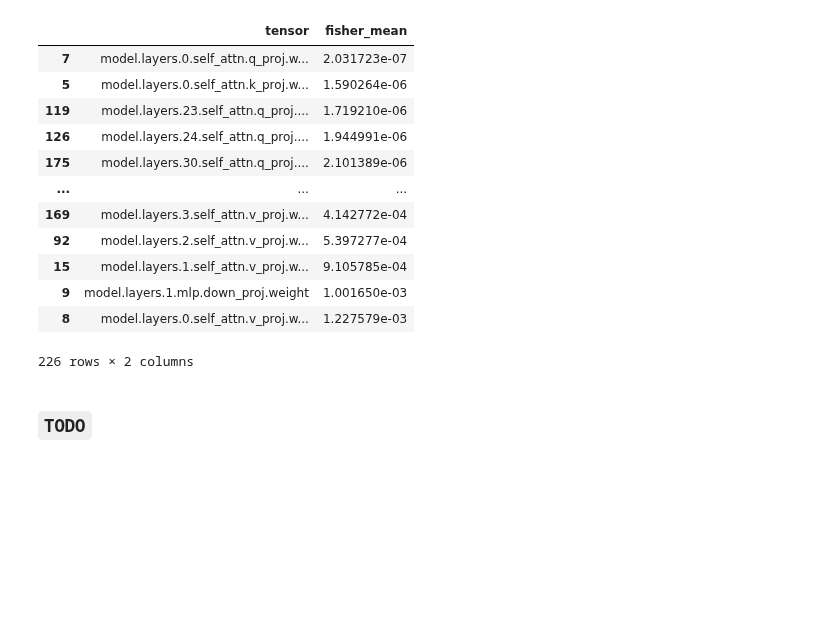
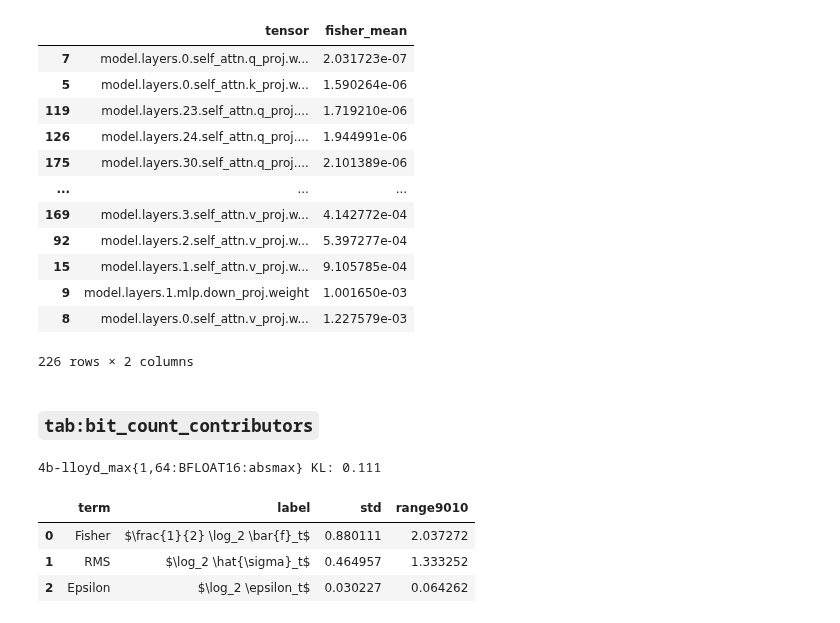
Before and after one commit to graphcore-research/llama-mobile-vlm, a Jupyter notebook: 20250127-FormatsCascade/AnalysisModelFormats.ipynb, the cells around one changed output. Drawn from its saved outputs; the diff is of its cells as text; code cells hidden in the pictures; blank space fills up the shorter version.

```diff
--- a/20250127-FormatsCascade/AnalysisModelFormats.ipynb
+++ b/20250127-FormatsCascade/AnalysisModelFormats.ipynb
@@ -165,4 +170,33 @@ display(pd.DataFrame.from_dict([dict(tensor=k, fisher_mean=v.mean(dtype=torch.fl
 # %%
 del fisher  # memory!
 # %% [markdown]
-### `TODO`
+### `tab:bit_count_contributors`
+# %%
+model = "meta-llama/Llama-3.1-8B"
+fisher_sum = E.fisher.fetch_fisher_sum(model, experiment_name="20250423-fisher")
+weight_stats = E.weight_stats.fetch_weight_stats(model, experiment_name="20250423-weight-stats")
+nelement = {k: math.prod(v.shape) for k, v in weight_stats.items()}
+run = E.run("20250503-llama8b-refresh/rtaLm8kbgd")
+assert run.config.model == model
+print(run.config.test.fmt_str, f"KL: {tensor(run.summary.kl_div).mean():.3f}")
+
+def dist_stats(t: Tensor) -> Tensor:
+    a, b = t.quantile(tensor([0.1, 0.9]))
+    return dict(std=t.std().item(), range9010=(b - a).item())
+
+fisher = tensor([fisher_sum[k] / nelement[k] for k in weight_stats])
+rms = tensor([weight_stats[k].rm2 for k in weight_stats])
+epsilon = tensor([run.summary.params[k].rmse / weight_stats[k].rm2 / 2**-run.summary.bits_per_param for k in weight_stats])
+
+df = pd.DataFrame.from_records([
+    dict(term="Fisher", label=r"$\frac{1}{2} \log_2 \bar{f}_t$", **dist_stats(0.5 * fisher.log2())),
+    dict(term="RMS", label=r"$\log_2 \hat{\sigma}_t$", **dist_stats(rms.log2())),
+    dict(term="Epsilon", label=r"$\log_2 \epsilon_t$", **dist_stats(epsilon.log2())),
+])
+display(df)
+# %% [output]
+4b-lloyd_max{1,64:BFLOAT16:absmax} KL: 0.111
+|  | term | label | std | range9010 |
+| 0 | Fisher | $\frac{1}{2} \log_2 \bar{f}_t$ | 0.880111 | 2.037272 |
+| 1 | RMS | $\log_2 \hat{\sigma}_t$ | 0.464957 | 1.333252 |
+| 2 | Epsilon | $\log_2 \epsilon_t$ | 0.030227 | 0.064262 |
```
Also changed, not shown: parts of 8 cells of this notebook, 4 other files.
